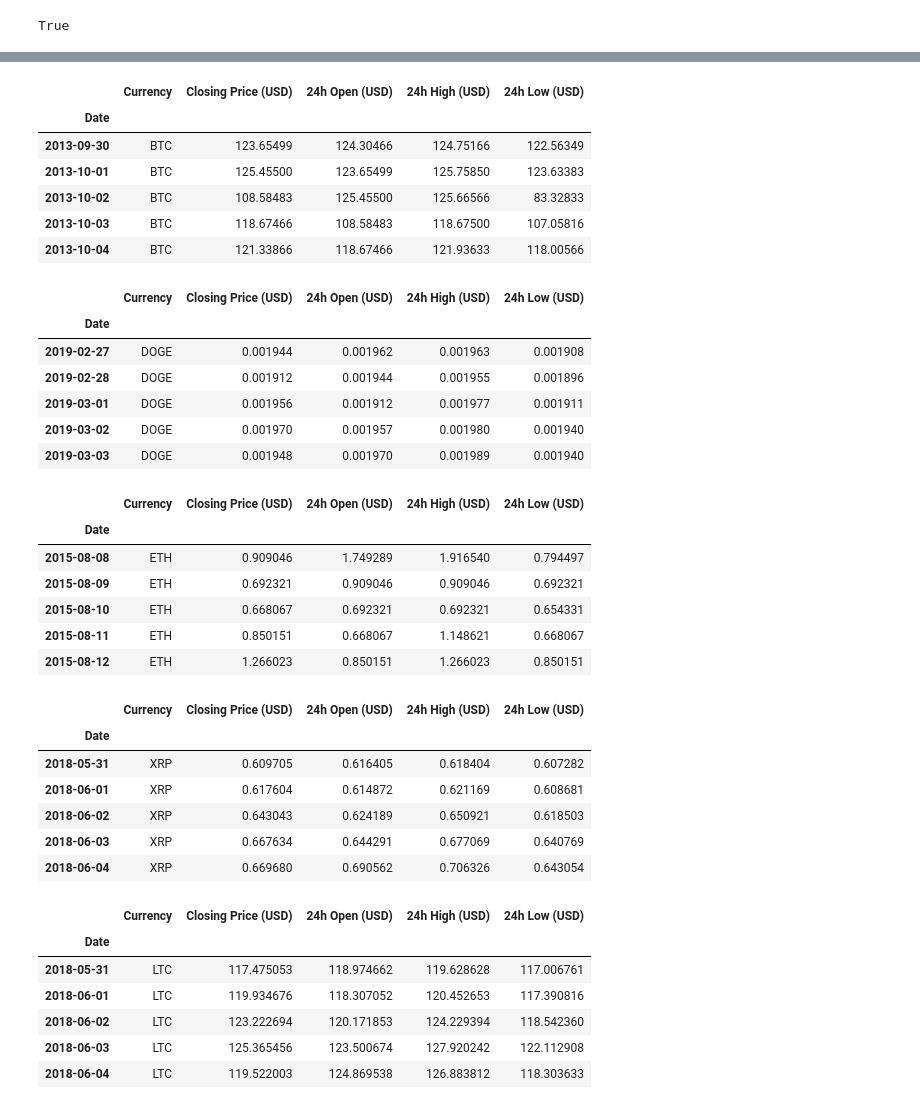
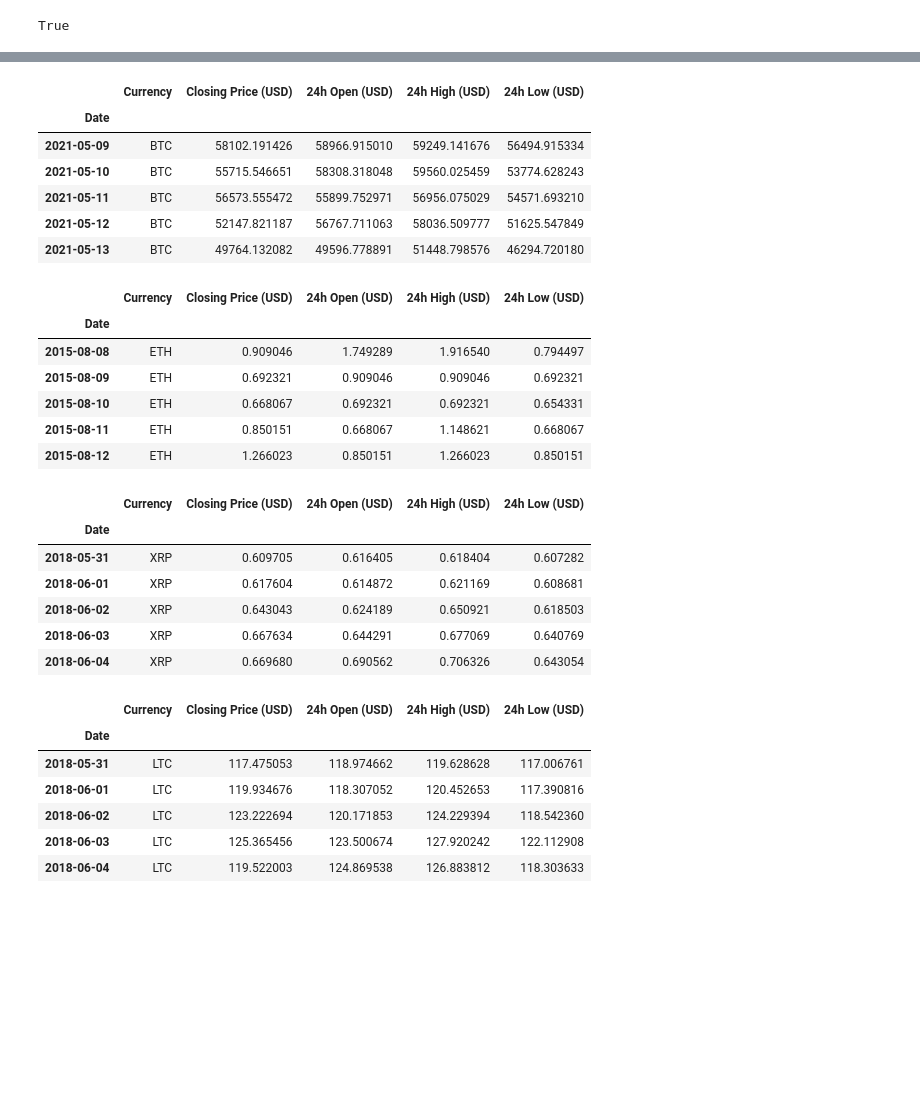
Before and after one commit to nataliaburrey/Diversified_Crypto_portfolio, a Jupyter notebook: project_1.ipynb, the cells around one changed output, grey strips where cells are left out. Drawn from its saved outputs; the diff is of its cells as text; code cells hidden in the pictures; blank space fills up the shorter version.

```diff
--- a/project_1.ipynb
+++ b/project_1.ipynb
@@ -64,10 +65,5 @@ ten_years_prices_crypto_df.dropna()
 # %%
 btc_df =  pd.read_csv(Path("./Resources/BTC_USD_2013-09-30_2021-05-13-CoinDesk.csv"),
-    index_col="Date",
-    parse_dates=True,
-    infer_datetime_format=True)
-
-doge_df = pd.read_csv(Path("./Resources/DOGE_USD_2019-02-27_2021-05-13-CoinDesk.csv"),
     index_col="Date",
     parse_dates=True,
     infer_datetime_format=True)
@@ -87,44 +83,36 @@ ltc_df = pd.read_csv(Path("./Resources/LTC_USD_2018-05-31_2021-05-13-CoinDesk.cs
     parse_dates=True,
     infer_datetime_format=True)
 # %%
-display(btc_df.head() )
-display(doge_df.head() )
+display(btc_df.tail() )
 display(eth_df.head() )
 display(xrp_df.head() )
 display(ltc_df.head() )
 # %% [output]
 |  | Currency | Closing Price (USD) | 24h Open (USD) | 24h High (USD) | 24h Low (USD) |
 | Date |  |  |  |  |  |
-| 2013-09-30 | BTC | 123.65499 | 124.30466 | 124.75166 | 122.56349 |
-| 2013-10-01 | BTC | 125.45500 | 123.65499 | 125.75850 | 123.63383 |
-| 2013-10-02 | BTC | 108.58483 | 125.45500 | 125.66566 | 83.32833 |
-| 2013-10-03 | BTC | 118.67466 | 108.58483 | 118.67500 | 107.05816 |
-| 2013-10-04 | BTC | 121.33866 | 118.67466 | 121.93633 | 118.00566 |
+| 2021-05-09 | BTC | 58102.191426 | 58966.915010 | 59249.141676 | 56494.915334 |
+| 2021-05-10 | BTC | 55715.546651 | 58308.318048 | 59560.025459 | 53774.628243 |
+| 2021-05-11 | BTC | 56573.555472 | 55899.752971 | 56956.075029 | 54571.693210 |
+| 2021-05-12 | BTC | 52147.821187 | 56767.711063 | 58036.509777 | 51625.547849 |
+| 2021-05-13 | BTC | 49764.132082 | 49596.778891 | 51448.798576 | 46294.720180 |
 |  | Currency | Closing Price (USD) | 24h Open (USD) | 24h High (USD) | 24h Low (USD) |
 | Date |  |  |  |  |  |
-| 2019-02-27 | DOGE | 0.001944 | 0.001962 | 0.001963 | 0.001908 |
-| 2019-02-28 | DOGE | 0.001912 | 0.001944 | 0.001955 | 0.001896 |
-| 2019-03-01 | DOGE | 0.001956 | 0.001912 | 0.001977 | 0.001911 |
-| 2019-03-02 | DOGE | 0.001970 | 0.001957 | 0.001980 | 0.001940 |
-| 2019-03-03 | DOGE | 0.001948 | 0.001970 | 0.001989 | 0.001940 |
+| 2015-08-08 | ETH | 0.909046 | 1.749289 | 1.916540 | 0.794497 |
+| 2015-08-09 | ETH | 0.692321 | 0.909046 | 0.909046 | 0.692321 |
+| 2015-08-10 | ETH | 0.668067 | 0.692321 | 0.692321 | 0.654331 |
+| 2015-08-11 | ETH | 0.850151 | 0.668067 | 1.148621 | 0.668067 |
+| 2015-08-12 | ETH | 1.266023 | 0.850151 | 1.266023 | 0.850151 |
 |  | Currency | Closing Price (USD) | 24h Open (USD) | 24h High (USD) | 24h Low (USD) |
 | Date |  |  |  |  |  |
-| 2015-08-08 | ETH | 0.909046 | 1.749289 | 1.916540 | 0.794497 |
-| 2015-08-09 | ETH | 0.692321 | 0.909046 | 0.909046 | 0.692321 |
-| 2015-08-10 | ETH | 0.668067 | 0.692321 | 0.692321 | 0.654331 |
-| 2015-08-11 | ETH | 0.850151 | 0.668067 | 1.148621 | 0.668067 |
-| 2015-08-12 | ETH | 1.266023 | 0.850151 | 1.266023 | 0.850151 |
+| 2018-05-31 | XRP | 0.609705 | 0.616405 | 0.618404 | 0.607282 |
+| 2018-06-01 | XRP | 0.617604 | 0.614872 | 0.621169 | 0.608681 |
+| 2018-06-02 | XRP | 0.643043 | 0.624189 | 0.650921 | 0.618503 |
+| 2018-06-03 | XRP | 0.667634 | 0.644291 | 0.677069 | 0.640769 |
+| 2018-06-04 | XRP | 0.669680 | 0.690562 | 0.706326 | 0.643054 |
 |  | Currency | Closing Price (USD) | 24h Open (USD) | 24h High (USD) | 24h Low (USD) |
 | Date |  |  |  |  |  |
-| 2018-05-31 | XRP | 0.609705 | 0.616405 | 0.618404 | 0.607282 |
-| 2018-06-01 | XRP | 0.617604 | 0.614872 | 0.621169 | 0.608681 |
-| 2018-06-02 | XRP | 0.643043 | 0.624189 | 0.650921 | 0.618503 |
-| 2018-06-03 | XRP | 0.667634 | 0.644291 | 0.677069 | 0.640769 |
-| 2018-06-04 | XRP | 0.669680 | 0.690562 | 0.706326 | 0.643054 |
+| 2018-05-31 | LTC | 117.475053 | 118.974662 | 119.628628 | 117.006761 |
+| 2018-06-01 | LTC | 119.934676 | 118.307052 | 120.452653 | 117.390816 |
+| 2018-06-02 | LTC | 123.222694 | 120.171853 | 124.229394 | 118.542360 |
+| 2018-06-03 | LTC | 125.365456 | 123.500674 | 127.920242 | 122.112908 |
+| 2018-06-04 | LTC | 119.522003 | 124.869538 | 126.883812 | 118.303633 |
-|  | Currency | Closing Price (USD) | 24h Open (USD) | 24h High (USD) | 24h Low (USD) |
-| Date |  |  |  |  |  |
-| 2018-05-31 | LTC | 117.475053 | 118.974662 | 119.628628 | 117.006761 |
-| 2018-06-01 | LTC | 119.934676 | 118.307052 | 120.452653 | 117.390816 |
-| 2018-06-02 | LTC | 123.222694 | 120.171853 | 124.229394 | 118.542360 |
-| 2018-06-03 | LTC | 125.365456 | 123.500674 | 127.920242 | 122.112908 |
-| 2018-06-04 | LTC | 119.522003 | 124.869538 | 126.883812 | 118.303633 |
```
Also changed, not shown: parts of 19 cells of this notebook, 1 other file.
